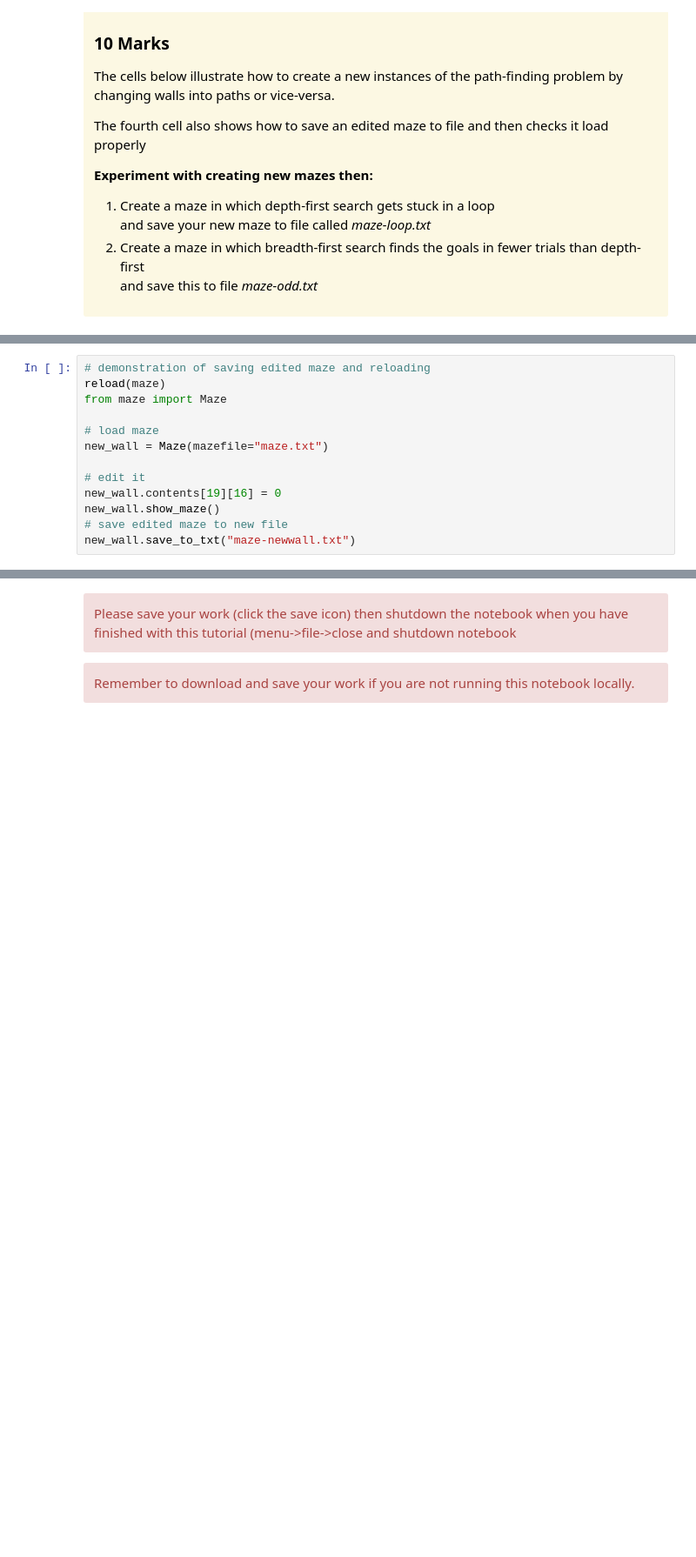
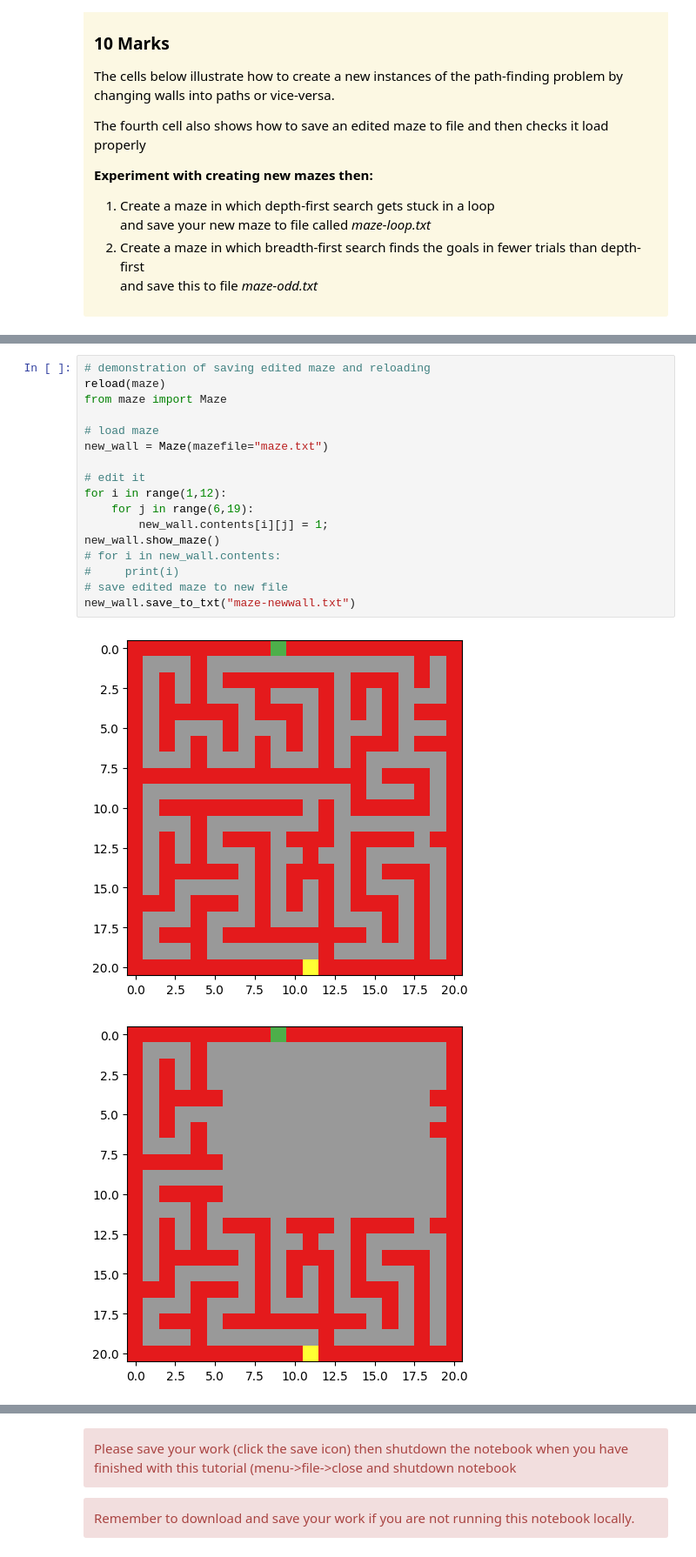
Before and after one commit to LeoAdavirat/UWE_AI, a Jupyter notebook: week_3/workbook3-heuristicSearch.ipynb, the cells around one changed output, grey strips where cells are left out. Shown: that part at 87% size. Saved outputs shown, nothing was run; the diff lists cells and outputs as text; blank space fills up the shorter version.

```diff
--- a/week_3/workbook3-heuristicSearch.ipynb
+++ b/week_3/workbook3-heuristicSearch.ipynb
@@ -614,13 +579,20 @@ print(
 # %%
 # demonstration of saving edited maze and reloading
 reload(maze)
 from maze import Maze
 
 # load maze
 new_wall = Maze(mazefile="maze.txt")
 
 # edit it
-new_wall.contents[19][16] = 0
+for i in range(1,12):
+    for j in range(6,19):
+        new_wall.contents[i][j] = 1;
 new_wall.show_maze()
+# for i in new_wall.contents:
+#     print(i)
 # save edited maze to new file
 new_wall.save_to_txt("maze-newwall.txt")
+# %% [output]
+[figure, added]
+[figure, added]
```
Also changed, not shown: parts of 8 cells of this notebook, 2 other files.
